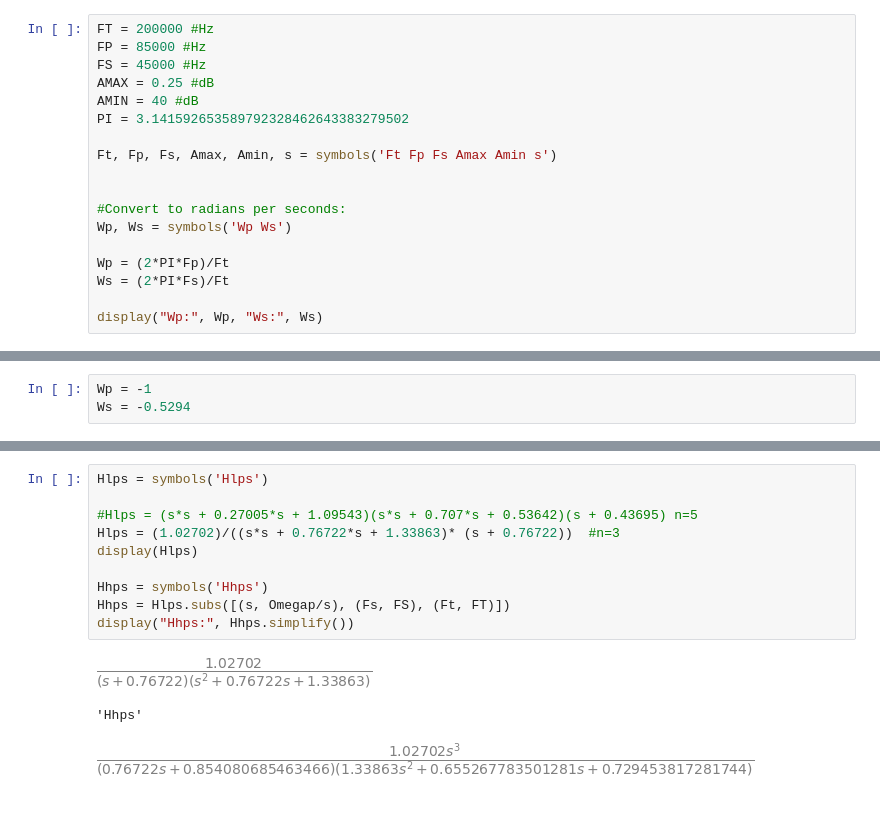
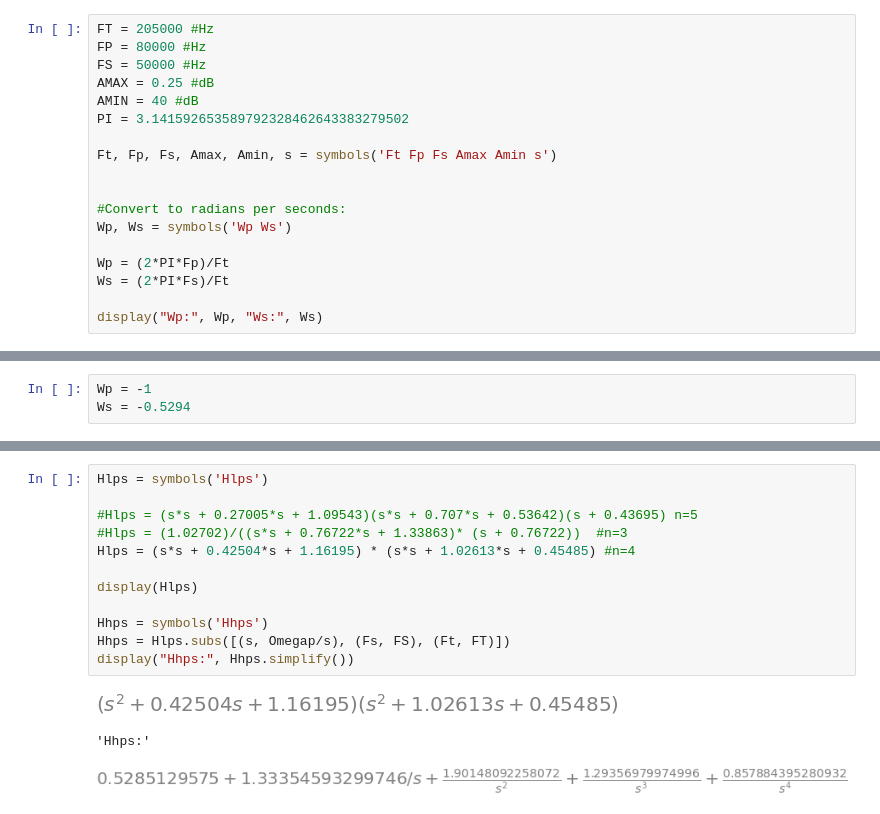
Before and after one commit to Ppieter21/EERI414-Practical, a Jupyter notebook: EERI414PracticalCode.ipynb, the cells around one changed output, grey strips where cells are left out. Cells and saved outputs as stored; diff of their text form.

```diff
--- a/EERI414PracticalCode.ipynb
+++ b/EERI414PracticalCode.ipynb
@@ -74,9 +75,9 @@ import math
 
 import matplotlib.pyplot as plt
 # %%
-FT = 200000 #Hz
-FP = 85000 #Hz
-FS = 45000 #Hz
+FT = 205000 #Hz
+FP = 80000 #Hz
+FS = 50000 #Hz
 AMAX = 0.25 #dB
 AMIN = 40 #dB
 PI = 3.141592653589792328462643383279502
@@ -140,14 +141,16 @@ display(ceiling(nAnswer.evalf()))
 # %%
 Hlps = symbols('Hlps')
 
 #Hlps = (s*s + 0.27005*s + 1.09543)(s*s + 0.707*s + 0.53642)(s + 0.43695) n=5
-Hlps = (1.02702)/((s*s + 0.76722*s + 1.33863)* (s + 0.76722))  #n=3
+#Hlps = (1.02702)/((s*s + 0.76722*s + 1.33863)* (s + 0.76722))  #n=3
+Hlps = (s*s + 0.42504*s + 1.16195) * (s*s + 1.02613*s + 0.45485) #n=4
+
 display(Hlps)
 
 Hhps = symbols('Hhps')
 Hhps = Hlps.subs([(s, Omegap/s), (Fs, FS), (Ft, FT)])
 display("Hhps:", Hhps.simplify())
 # %% [output]
-[figure, old version]
+[figure, new version]
-'Hhps'
+'Hhps:'
-[figure, old version]
+[figure, new version]
```
Also changed, not shown: parts of 4 cells of this notebook.
